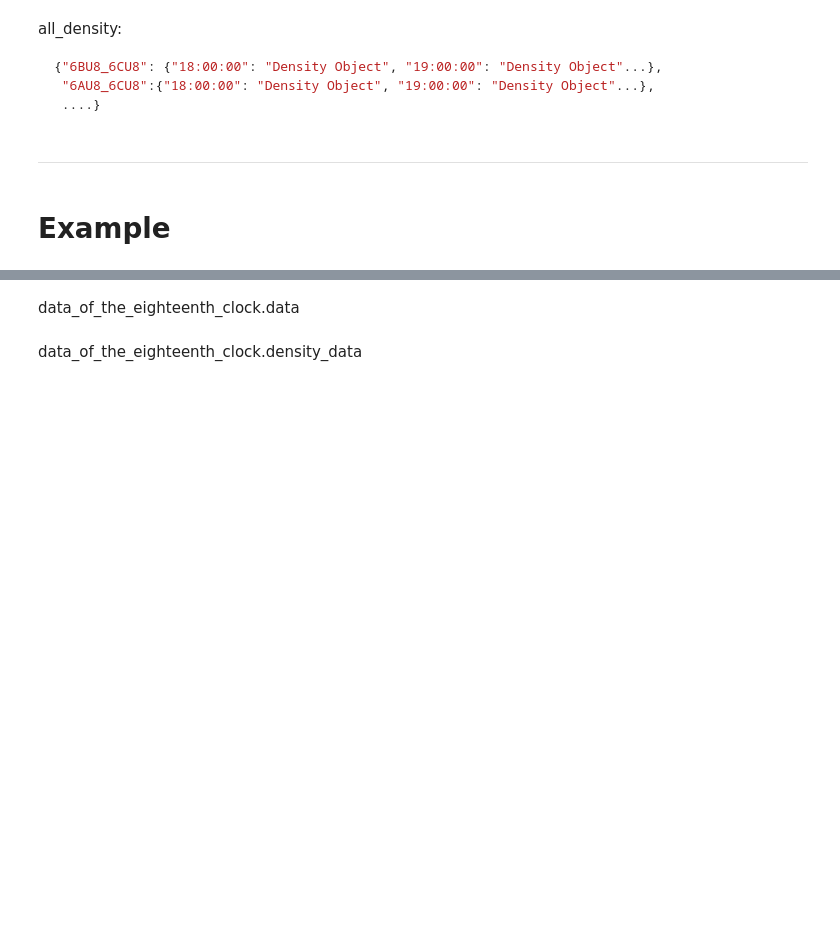
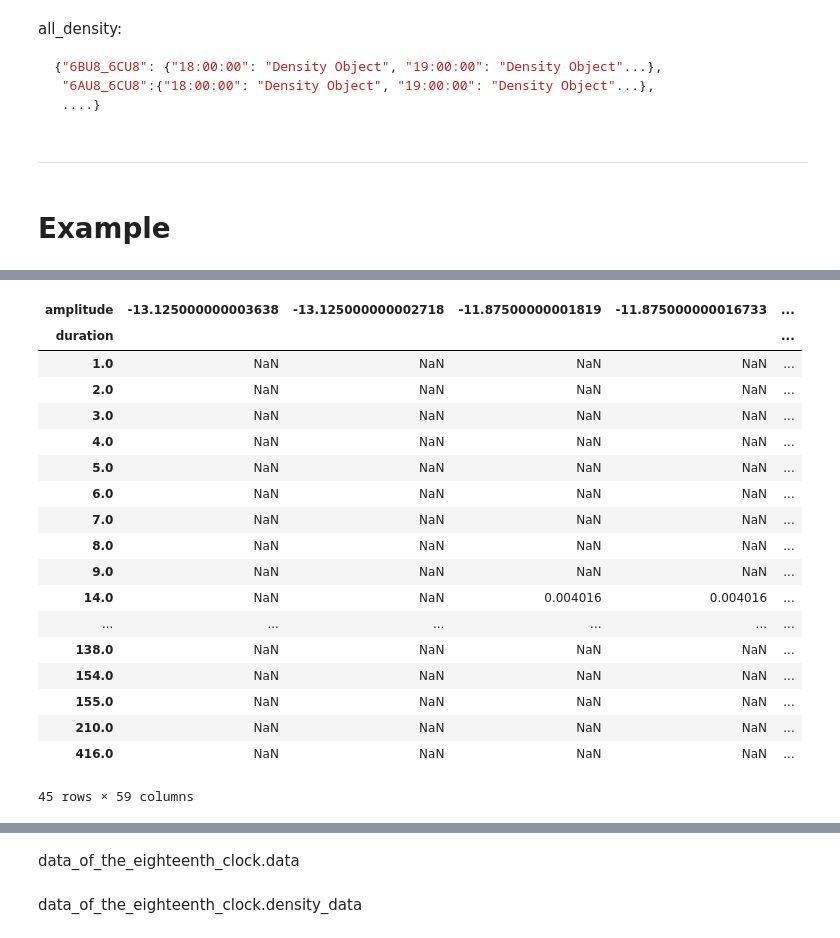
Before and after one commit to birdalugur/cefis2, a Jupyter notebook: run.ipynb, the cells around one changed output, grey strips where cells are left out. Drawn from its saved outputs; the diff is of its cells as text; code cells hidden in the pictures; blank space fills up the shorter version.

```diff
--- a/run.ipynb
+++ b/run.ipynb
@@ -140,0 +141,24 @@ NameError: name 'data_of_the_eighteenth_clock' is not defined
+# %%
+df_piv = pd.pivot_table(df, values='density', index=['duration'],columns='amplitude')
+# %%
+df_piv
+# %% [output]
+| amplitude | -13.125000000003638 | -13.125000000002718 | -11.87500000001819 | -11.875000000016733 | ... |
+| duration |  |  |  |  | ... |
+| 1.0 | NaN | NaN | NaN | NaN | ... |
+| 2.0 | NaN | NaN | NaN | NaN | ... |
+| 3.0 | NaN | NaN | NaN | NaN | ... |
+| 4.0 | NaN | NaN | NaN | NaN | ... |
+| 5.0 | NaN | NaN | NaN | NaN | ... |
+| 6.0 | NaN | NaN | NaN | NaN | ... |
+| 7.0 | NaN | NaN | NaN | NaN | ... |
+| 8.0 | NaN | NaN | NaN | NaN | ... |
+| 9.0 | NaN | NaN | NaN | NaN | ... |
+| 14.0 | NaN | NaN | 0.004016 | 0.004016 | ... |
+| ... | ... | ... | ... | ... | ... |
+| 138.0 | NaN | NaN | NaN | NaN | ... |
+| 154.0 | NaN | NaN | NaN | NaN | ... |
+| 155.0 | NaN | NaN | NaN | NaN | ... |
+| 210.0 | NaN | NaN | NaN | NaN | ... |
+| 416.0 | NaN | NaN | NaN | NaN | ... |
+45 rows × 59 columns
```
Also changed, not shown: parts of 6 cells of this notebook.
